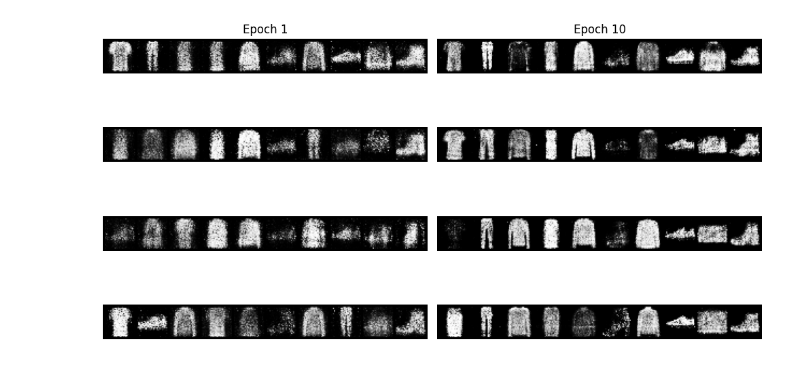
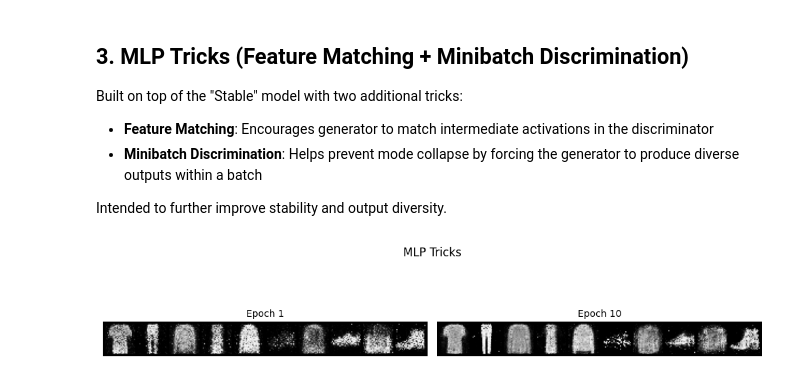
Before and after one commit to acesmeci/fashionably-late-gan, a Jupyter notebook: visualize_results.ipynb, the cells around one changed output. Drawn from its saved outputs; the diff is of its cells as text; code cells hidden in the pictures.

```diff
--- a/visualize_results.ipynb
+++ b/visualize_results.ipynb
@@ -36,0 +80,18 @@ plt.show()
+# %%
+# === MLP Stable ===
+epochs = [1, 10]
+model = "mlp_stable"
+label = "MLP Stable"
+
+fig, axs = plt.subplots(1, len(epochs), figsize=(10, 2.5))
+
+for col, epoch in enumerate(epochs):
+    img_path = f'samples/{model}/epoch_{epoch}.png'
+    img = Image.open(img_path)
+    axs[col].imshow(img, cmap='gray')
+    axs[col].axis('off')
+    axs[col].set_title(f'Epoch {epoch}', fontsize=10)
+
+fig.suptitle(label, fontsize=12)
+plt.tight_layout()
+plt.show()
@@ -37,29 +100,28 @@ plt.show()
+# %% [markdown]
+## 3. MLP Tricks (Feature Matching + Minibatch Discrimination)
+
+Built on top of the "Stable" model with two additional tricks:
+- **Feature Matching**: Encourages generator to match intermediate activations in the discriminator
+- **Minibatch Discrimination**: Helps prevent mode collapse by forcing the generator to produce diverse outputs within a batch
+
+Intended to further improve stability and output diversity.
 # %%
-import os
-from PIL import Image
-import matplotlib.pyplot as plt
+# === MLP Tricks (Feature Matching + Minibatch Disc) ===
+epochs = [1, 10]
+model = "mlp_tricks"
+label = "MLP Tricks"
 
-# Model variants and labels
-models = ['baseline', 'label_smooth', 'feature_match', 'minibatch_disc']
-labels = ['Baseline', 'Label Smoothing', 'Feature Matching', 'Minibatch Disc.']
-epochs = [1, 10]
+fig, axs = plt.subplots(1, len(epochs), figsize=(10, 2.5))
 
-fig, axs = plt.subplots(len(models), len(epochs), figsize=(10, 6))
+for col, epoch in enumerate(epochs):
+    img_path = f'samples/{model}/epoch_{epoch}.png'
+    img = Image.open(img_path)
+    axs[col].imshow(img, cmap='gray')
+    axs[col].axis('off')
+    axs[col].set_title(f'Epoch {epoch}', fontsize=10)
 
-for row, (model, label) in enumerate(zip(models, labels)):
-    for col, epoch in enumerate(epochs):
-        img_path = f'samples/{model}/epoch_{epoch}.png'
-        img = Image.open(img_path)
-        axs[row, col].imshow(img, cmap='gray')
-        axs[row, col].axis('off')
-
-        if col == 0:
-            axs[row, col].set_ylabel(label, fontsize=11, rotation=0, labelpad=50, va='center')
-
-        if row == 0:
-            axs[row, col].set_title(f'Epoch {epoch}', fontsize=12)
-
+fig.suptitle(label, fontsize=12)
 plt.tight_layout()
 plt.show()
 # %% [output]
-[figure, old version]
+[figure, new version]
```
Also changed, not shown: parts of 9 cells of this notebook, 13 other files.
